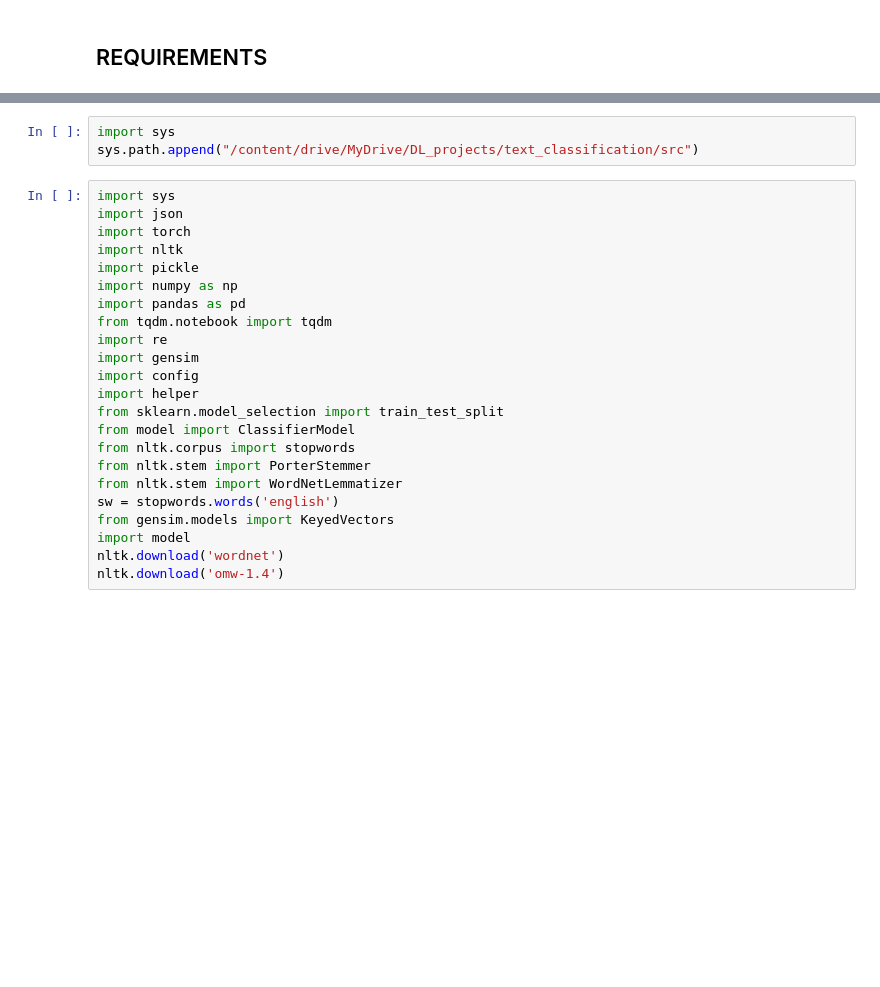
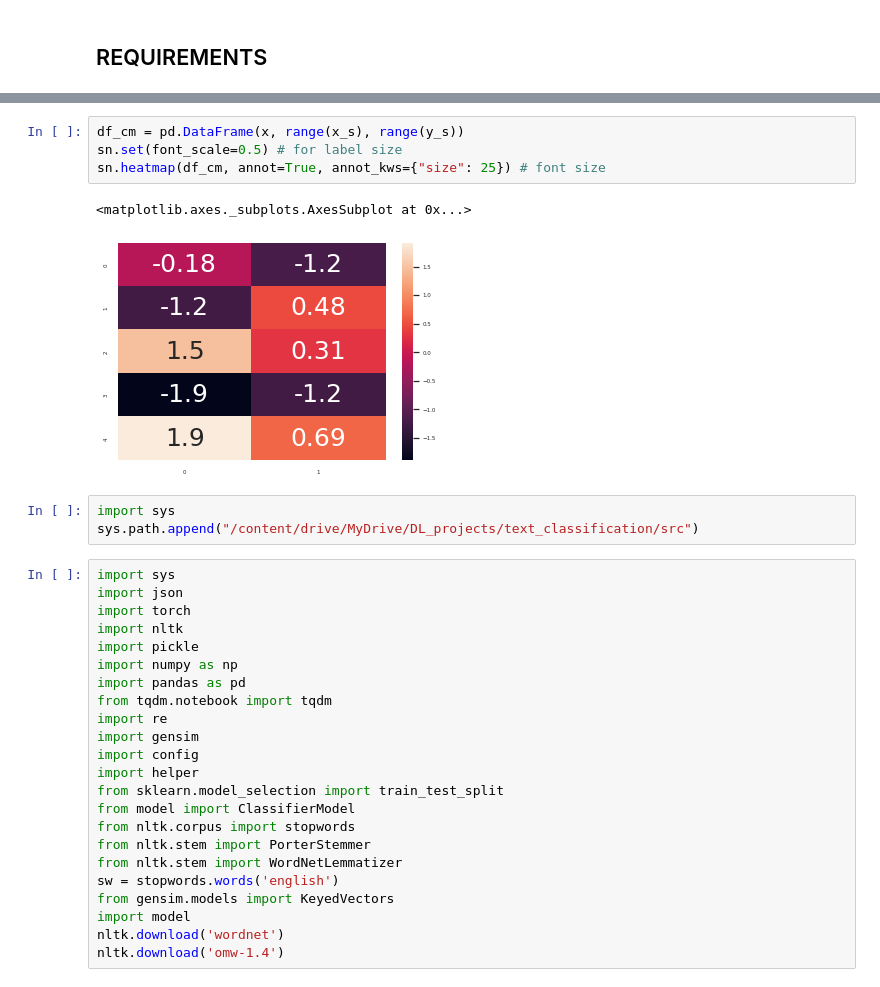
Before and after one commit to ravikumarmn/Text-Classification-BI-LSTM, a Jupyter notebook: src/interpret/word_embedding_tsne.ipynb, the cells around one changed output, grey strips where cells are left out. Drawn from its saved outputs; the diff is of its cells as text; blank space fills up the shorter version.

```diff
--- a/src/interpret/word_embedding_tsne.ipynb
+++ b/src/interpret/word_embedding_tsne.ipynb
@@ -3,3 +21,10 @@
+# %%
+df_cm = pd.DataFrame(x, range(x_s), range(y_s))
+sn.set(font_scale=0.5) # for label size
+sn.heatmap(df_cm, annot=True, annot_kws={"size": 25}) # font size
+# %% [output]
+<matplotlib.axes._subplots.AxesSubplot at 0x...>
+[figure, added]
 # %%
 import sys
 sys.path.append("/content/drive/MyDrive/DL_projects/text_classification/src")
```
Also changed, not shown: parts of 13 cells of this notebook, 5 other files.
